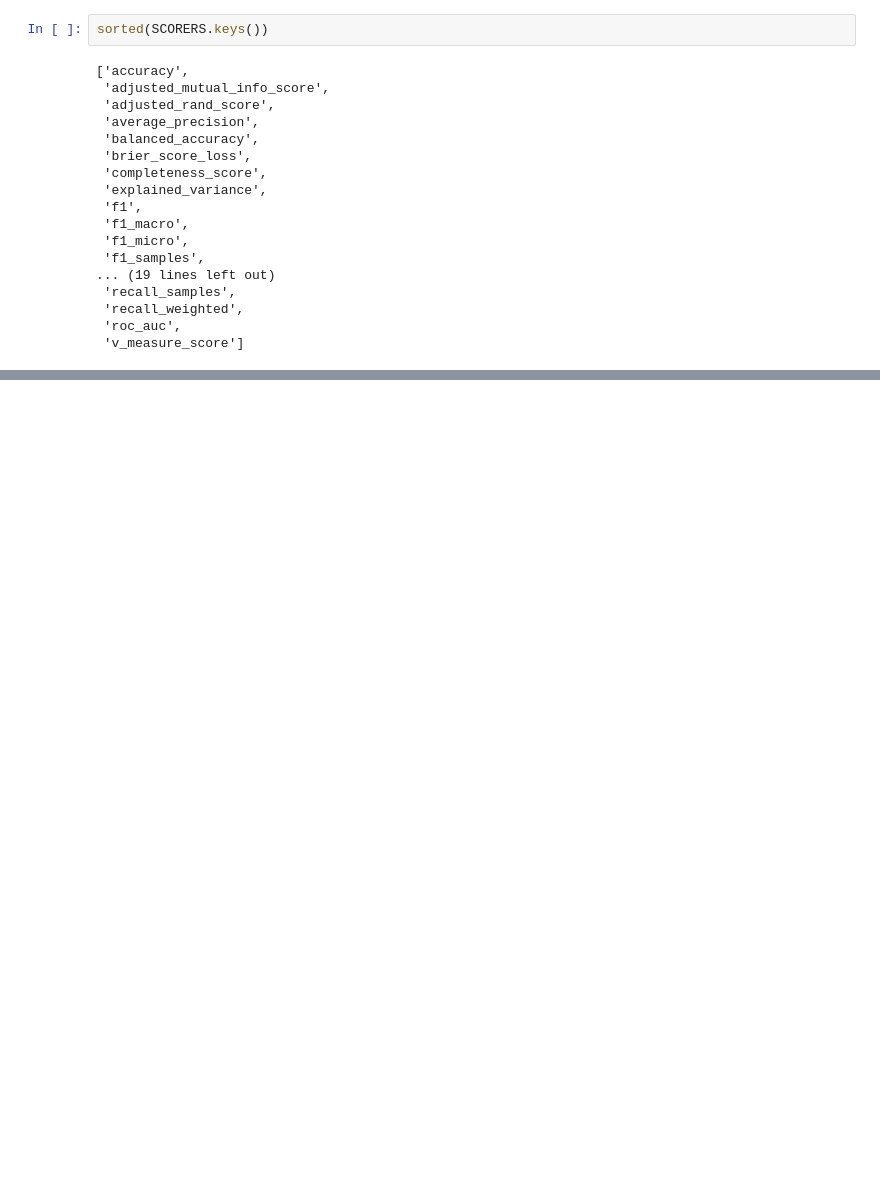
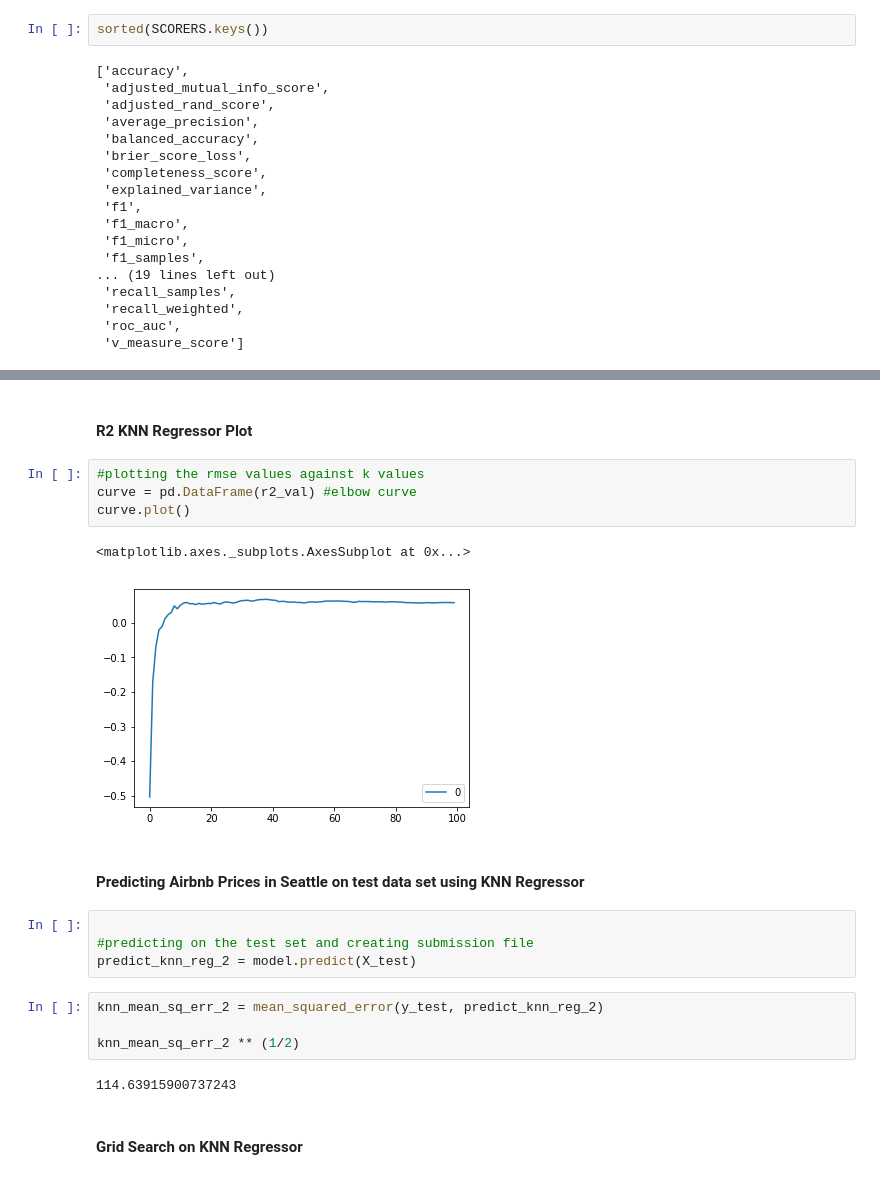
Before and after one commit to SimplifyData/Predict-Airbnb-Prices-in-Seattle, a Jupyter notebook: seattle_airbnb.ipynb, the cells around one changed output, grey strips where cells are left out. Cells and saved outputs as stored; diff of their text form; blank space fills up the shorter version.

```diff
--- a/seattle_airbnb.ipynb
+++ b/seattle_airbnb.ipynb
@@ -1473,0 +1507,23 @@ sorted(SCORERS.keys())
+# %% [markdown]
+#### R2 KNN Regressor Plot
+# %%
+#plotting the rmse values against k values
+curve = pd.DataFrame(r2_val) #elbow curve
+curve.plot()
+# %% [output]
+<matplotlib.axes._subplots.AxesSubplot at 0x...>
+[figure, added]
+# %% [markdown]
+#### Predicting Airbnb Prices in Seattle on test data set using KNN Regressor
+# %%
+
+#predicting on the test set and creating submission file
+predict_knn_reg_2 = model.predict(X_test)
+# %%
+knn_mean_sq_err_2 = mean_squared_error(y_test, predict_knn_reg_2)
+
+knn_mean_sq_err_2 ** (1/2)
+# %% [output]
+114.63915900737243
+# %% [markdown]
+#### Grid Search on KNN Regressor
```
Also changed, not shown: parts of 13 cells of this notebook.
